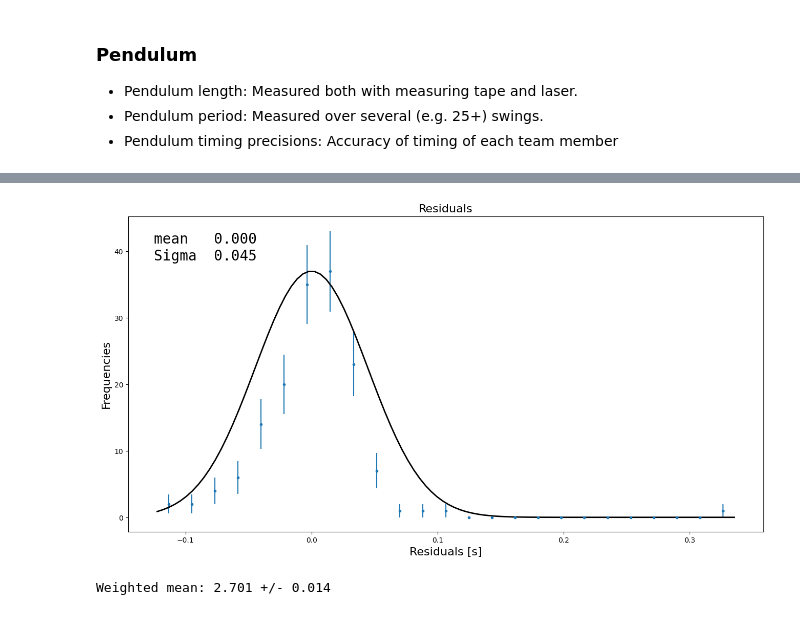
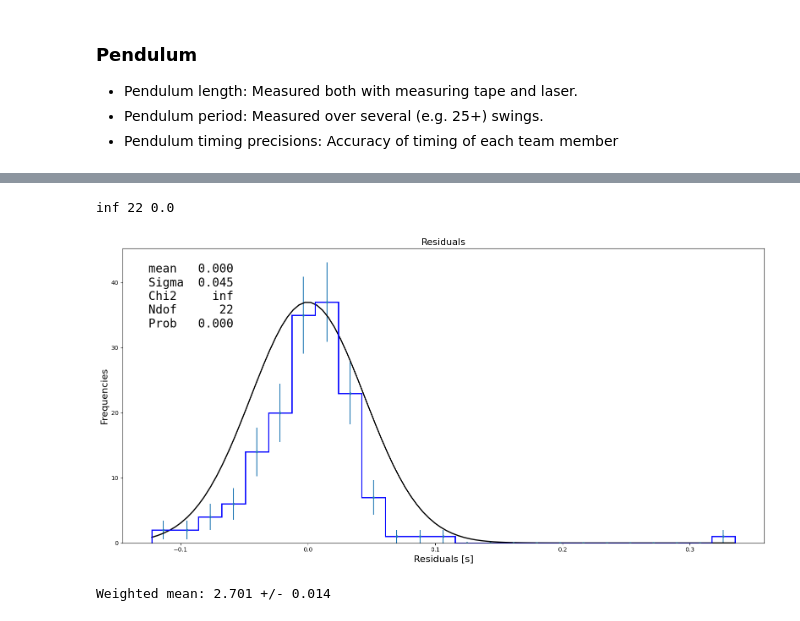
Before and after one commit to BerlinObel/AppStat2023-Project, a Jupyter notebook: Project.ipynb, the cells around one changed output, grey strips where cells are left out. Saved outputs shown, nothing was run; the diff lists cells and outputs as text; code cells hidden in the pictures.

```diff
--- a/Project.ipynb
+++ b/Project.ipynb
@@ -7,6 +7,8 @@
 - Oscar
 - Pernille
 - Rasmine
+# %%
+Plot_everything = False
 # %% [markdown]
 ## Error propagation
 Error propagation the local acceleration due to gravity _g_ using a pendulum and a slope experiment.
@@ -147,12 +161,10 @@ def linear_model(x, a, b):
 def gaussian(x, amplitude, mean, stddev):
     return amplitude * np.exp(-((x - mean)**2) / (2 * stddev**2))
 
-
-
 # Calculate the residuals
 def calculate_rms_residuals(x_data, y_data, fit_params):
     residuals = y_data - linear_model(x_data, *fit_params)
-    return np.sqrt(np.mean(residuals**2))
+    return np.sqrt(residuals**2)
 # %%
 
 
@@ -167,4 +179,5 @@ Pendulum_stddev = np.zeros(N_exp)
 
 
 residuals =list()
+residuals_rmse =list()
 # %%
@@ -239,28 +292,50 @@ for iexp in range(N_exp):
 # %%
 residuals = np.hstack(residuals)
 
 y, bin_edges = np.histogram(residuals, bins=N_bins)
 x = 0.5*(bin_edges[:-1] + bin_edges[1:])
 sy = np.sqrt(y)
 mean, stddev = stats.norm.fit(residuals)
 
+# Fit the histogram with a Gaussian using iminuit
+chi2_object = Chi2Regression(gaussian, x, y, sy)
+m = Minuit(chi2_object, amplitude=max(y), mean=mean, stddev=stddev)
+m.migrad()
+
+Chi2Gauss = m.fval # the chi2 value
+NvarGauss = 3                      # Number of variables (alpha0 and alpha1)
+NdofGauss = N_bins - NvarGauss   # Number of degrees of freedom
+ProbGauss =  stats.chi2.sf(Chi2Gauss, NdofGauss) # The chi2 probability given N_DOF degrees of freedom
+
+print(Chi2Gauss, NdofGauss, ProbGauss)
 
 x_gauss = np.linspace(min(residuals), max(residuals), 100)
 
+
+# Plot the histogram
 fig, ax = plt.subplots(figsize=(16, 8))
 hist = ax.errorbar(x, y, sy, fmt='.')
 ax.plot(x_gauss, gaussian(x_gauss, max(y), mean, stddev), 'k', linewidth=2)
+
+ax.hist(residuals, bins=N_bins, histtype='step', color='b', linewidth=2)
+
 
 ax.set_xlabel('Residuals [s]', fontsize=16)
 ax.set_ylabel('Frequencies', fontsize=16)
 ax.set_title('Residuals', fontsize=16)
 
 
 
 dd = {'mean':mean,
     'Sigma':stddev,
+    'Chi2':Chi2Gauss,
+    'Ndof':NdofGauss,
+    'Prob':ProbGauss,
     }
 text2 = nice_string_output(dd, extra_spacing=2, decimals=3)
 add_text_to_ax(0.04, 0.95, text2, ax, fontsize=20)
+
+fig.tight_layout()
 # %% [output]
+inf 22 0.0
-[figure, old version]
+[figure, new version]
```
Also changed, not shown: parts of 6 cells of this notebook, 6 other files.
